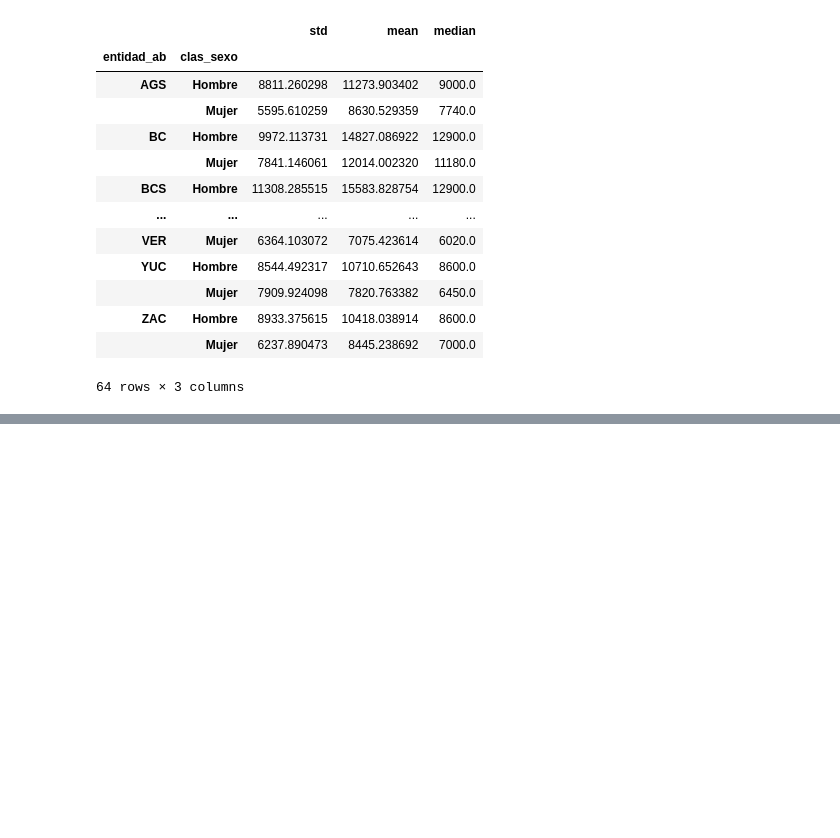
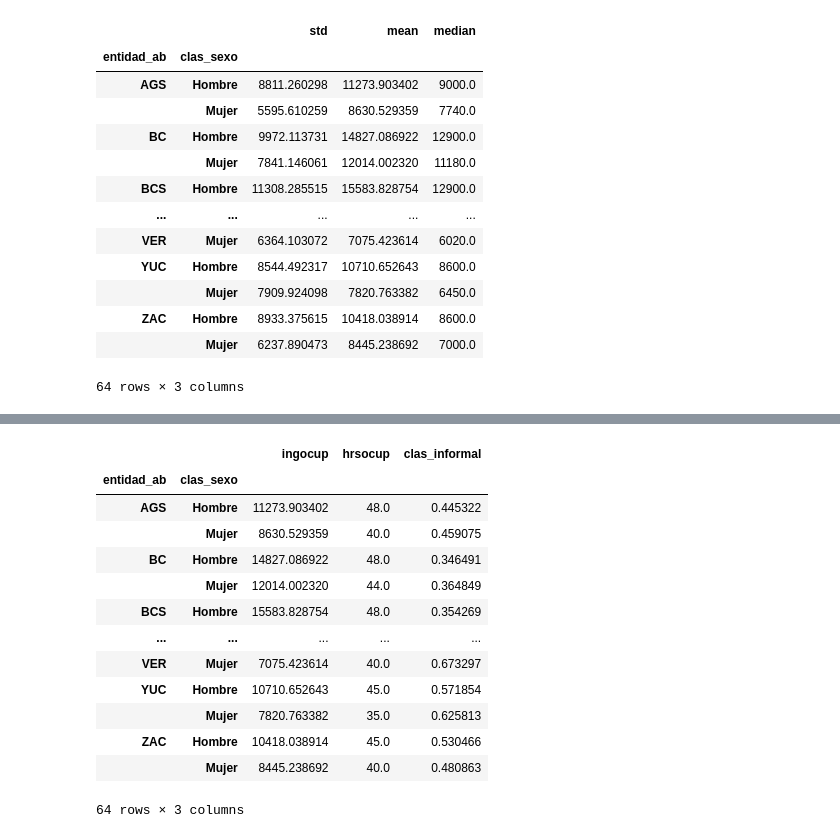
Before and after one commit to DiegoSReco/intro_python_para_economistas, a Jupyter notebook: script_python_5_Analisis_Datos_Pandas_2.ipynb, the cells around one changed output, grey strips where cells are left out. Drawn from its saved outputs; the diff is of its cells as text; code cells hidden in the pictures; blank space fills up the shorter version.

```diff
--- a/script_python_5_Analisis_Datos_Pandas_2.ipynb
+++ b/script_python_5_Analisis_Datos_Pandas_2.ipynb
@@ -1909,0 +1939,20 @@ df_group_ent_sex
+# %%
+#Creación de tabla sumarizado de variables entindad y sexo
+df_enoe_2024t3_f_o.groupby(["entidad_ab", "clas_sexo", ]).agg({ 'ingocup':'mean',
+                                                                  'hrsocup': 'median',
+                                                                  'clas_informal': 'mean'})
+# %% [output]
+|  |  | ingocup | hrsocup | clas_informal |
+| entidad_ab | clas_sexo |  |  |  |
+| AGS | Hombre | 11273.903402 | 48.0 | 0.445322 |
+|  | Mujer | 8630.529359 | 40.0 | 0.459075 |
+| BC | Hombre | 14827.086922 | 48.0 | 0.346491 |
+|  | Mujer | 12014.002320 | 44.0 | 0.364849 |
+| BCS | Hombre | 15583.828754 | 48.0 | 0.354269 |
+| ... | ... | ... | ... | ... |
+| VER | Mujer | 7075.423614 | 40.0 | 0.673297 |
+| YUC | Hombre | 10710.652643 | 45.0 | 0.571854 |
+|  | Mujer | 7820.763382 | 35.0 | 0.625813 |
+| ZAC | Hombre | 10418.038914 | 45.0 | 0.530466 |
+|  | Mujer | 8445.238692 | 40.0 | 0.480863 |
+64 rows × 3 columns
```
Also changed, not shown: parts of 7 cells of this notebook.
